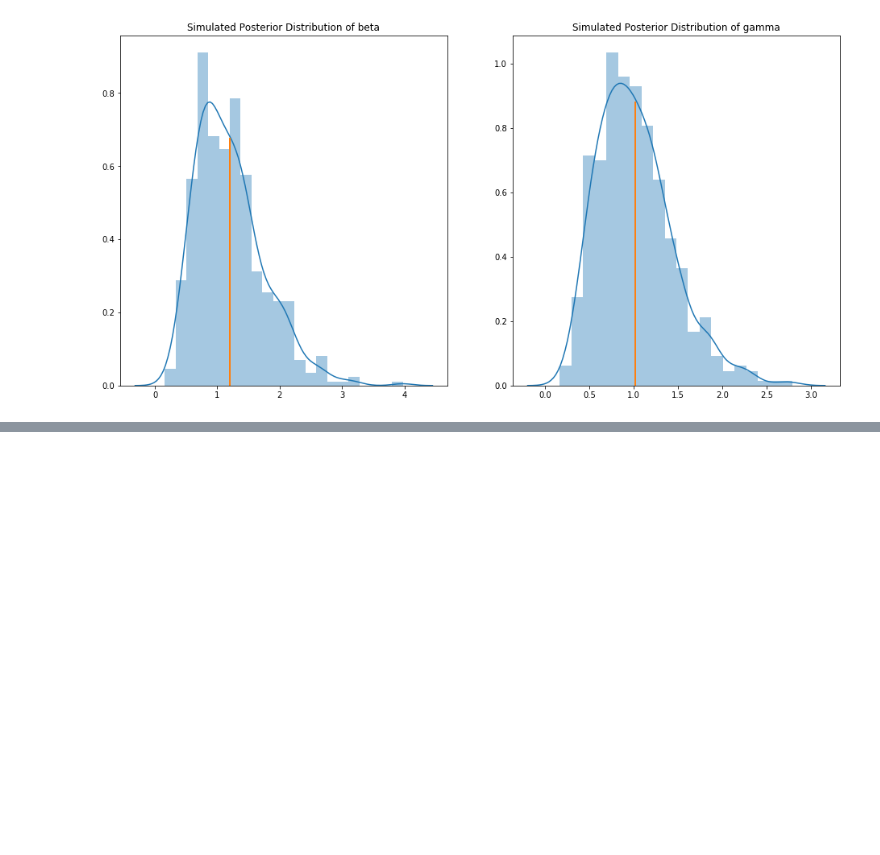
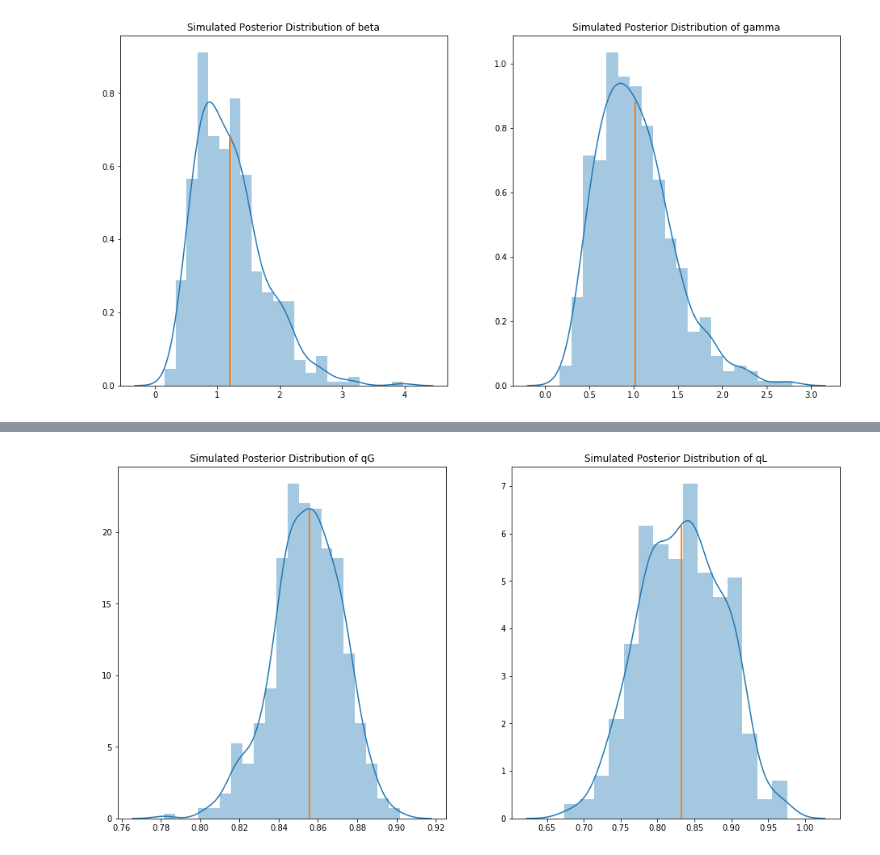
Before and after one commit to jooooooy/sta663, a Jupyter notebook: Visualization.ipynb, the cells around one changed output, grey strips where cells are left out. Saved outputs shown, nothing was run; the diff lists cells and outputs as text; code cells hidden in the pictures; blank space fills up the shorter version.

```diff
--- a/Visualization.ipynb
+++ b/Visualization.ipynb
@@ -29,0 +39,23 @@ plt.savefig('dist.png')
+# %%
+xA = 133
+N = 688
+# %%
+# Moment calculations for SMC-ABC output
+
+weiA = sum(wei)
+meanG = sum(beta*wei)/weiA
+sdG = np.sqrt(sum(beta**2 * wei)/weiA-meanG**2)
+meanL = sum(gamma*wei)/weiA
+sdL = np.sqrt(sum(gamma**2 * wei)/weiA-meanL**2)
+
+
+# Moment calculations for transformed variables
+
+meanqG = sum(np.exp(-beta * xA/N) * wei)/weiA
+sdqG = np.sqrt(sum(np.exp(-2 * beta * xA/N) * wei)/weiA-meanqG**2)
+meanqL = sum(np.exp(-gamma)*wei)/weiA
+sdqL = np.sqrt(sum(np.exp(-2 * gamma) * wei)/weiA - meanqL**2)
+# %%
+qG = np.exp(-beta * xA/N)
+# %%
+qL = np.exp(-gamma)
@@ -29,0 +85,17 @@ plt.savefig('dist.png')
+# %%
+plt.figure(figsize=(16,8))
+
+plt.subplot(1,2, 1)
+sns.distplot(a = qG, )
+plt.plot([meanqG, meanqG], [0, 21.5], linewidth=2)
+plt.title('Simulated Posterior Distribution of qG')
+
+plt.subplot(1,2, 2)
+sns.distplot(qL)
+plt.plot([meanqL, meanqL], [0, 6.15], linewidth=2)
+plt.title('Simulated Posterior Distribution of qL')
+pass
+
+plt.savefig('dist.png')
+# %% [output]
+[figure, added]
```
Also changed, not shown: parts of 7 cells of this notebook.
